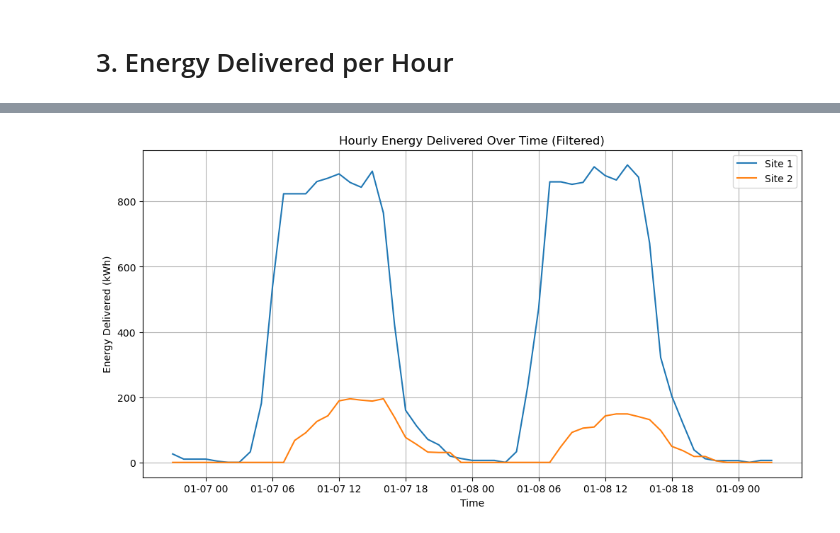
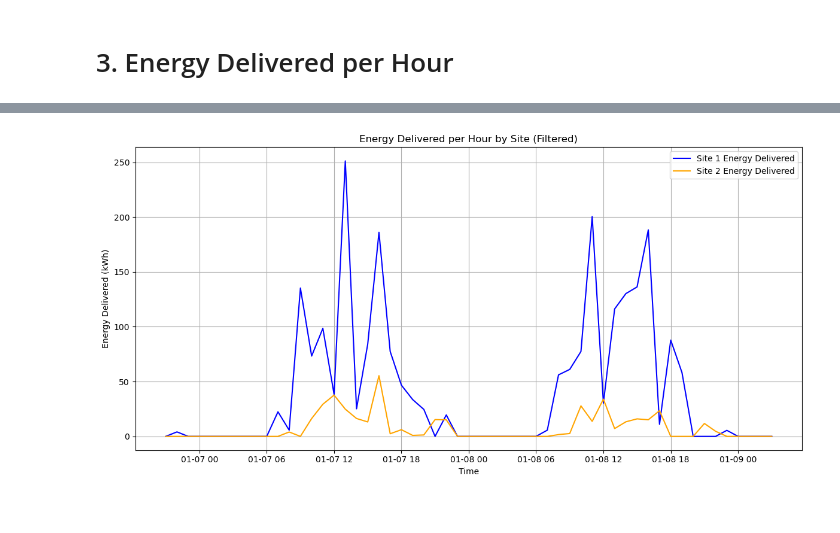
Before and after one commit to JanRkck/AA24, a Jupyter notebook: Task2b.ipynb, the cells around one changed output, grey strips where cells are left out. Saved outputs shown, nothing was run; the diff lists cells and outputs as text; code cells hidden in the pictures.

```diff
--- a/Task2b.ipynb
+++ b/Task2b.ipynb
@@ -219,19 +230,14 @@ plt.show()
 # %%
-# Convert connectionTime and disconnectTime to datetime
-df_ev['connectionTime'] = pd.to_datetime(df_ev['connectionTime'])
-df_ev['disconnectTime'] = pd.to_datetime(df_ev['disconnectTime'])
+df_ev['sessionDuration'] = (df_ev['disconnectTime'] - df_ev['connectionTime']).dt.total_seconds() / 3600
+df_ev['chargingDuration'] = (df_ev['doneChargingTime'] - df_ev['connectionTime']).dt.total_seconds() / 3600
 
-# Calculate session duration in minutes
-df_ev['sessionDuration'] = (df_ev['disconnectTime'] - df_ev['connectionTime']).dt.total_seconds() / 3600
+session_duration_over_time = df_ev.resample('H', on='connectionTime')['chargingDuration'].sum().reset_index()
 
-# Group data by hour and sum session durations
-session_duration_over_time = df_ev.resample('H', on='connectionTime')['sessionDuration'].sum().reset_index()
 
-# Plot session durations over time
 plt.figure(figsize=(12, 6))
 plt.plot(
     session_duration_over_time['connectionTime'],
-    session_duration_over_time['sessionDuration'],
+    session_duration_over_time['chargingDuration'],
     label='Session Duration Over Time',
 )
 plt.title('Session Durations Over Time')
@@ -340,6 +326,0 @@ plt.show()
-# %%
-df_ev['session_duration'] = (df_ev['disconnectTime'] - df_ev['connectionTime']).dt.total_seconds() / 60
-
-average_duration = df_ev['session_duration'].mean()
-
-print(f"Average Duration of Charging Sessions: {average_duration:.2f} minutes")
@@ -715,25 +393,43 @@ plt.show()
 # %%
-# Define the timeframe for filtering
+timezone = pytz.timezone('America/Los_Angeles')
 
+filtered_start_time = datetime(2020, 1, 7, 6, 0).astimezone(timezone)
+filtered_end_time = datetime(2020, 1, 9, 12, 0).astimezone(timezone)
 
+energy_delivered_site1 = df_ev[df_ev['siteID'] == 1].resample('H', on='doneChargingTime')['kWhDelivered'].sum().reset_index()
+energy_delivered_site2 = df_ev[df_ev['siteID'] == 2].resample('H', on='doneChargingTime')['kWhDelivered'].sum().reset_index()
 
-timezone = pytz.timezone('America/Los_Angeles')
-filtered_start_time = datetime(2020, 1, 7, 6, 0).astimezone(timezone)  # Example start time
-filtered_end_time = datetime(2020, 1, 9, 12, 0).astimezone(timezone)  # Example end time
+# Filter by the selected timeframe
+filtered_energy_site1 = energy_delivered_site1[
+    (energy_delivered_site1['doneChargingTime'] >= filtered_start_time) &
+    (energy_delivered_site1['doneChargingTime'] <= filtered_end_time)
+]
+filtered_energy_site2 = energy_delivered_site2[
+    (energy_delivered_site2['doneChargingTime'] >= filtered_start_time) &
+    (energy_delivered_site2['doneChargingTime'] <= filtered_end_time)
+]
 
-# Filter the DataFrame for the selected timeframe
-filtered_df = hourly_df_kwh[(hourly_df_kwh['hour'] >= filtered_start_time) & (hourly_df_kwh['hour'] <= filtered_end_time)]
+# Plot Energy Delivered per Hour with Filtering
+plt.figure(figsize=(12, 6))
+plt.plot(
+    filtered_energy_site1['doneChargingTime'],
+    filtered_energy_site1['kWhDelivered'],
+    label='Site 1 Energy Delivered',
+    color='blue'
+)
+plt.plot(
+    filtered_energy_site2['doneChargingTime'],
+    filtered_energy_site2['kWhDelivered'],
+    label='Site 2 Energy Delivered',
+    color='orange'
+)
 
-# Visualization: Plot energy delivered per hour
-plt.figure(figsize=(12, 6))
-for site in total_spaces.keys():
-    plt.plot(filtered_df['hour'], filtered_df[f'energy_delivered_{site}'], label=f'Site {site}')
-
-plt.title('Hourly Energy Delivered Over Time (Filtered)')
+plt.title('Energy Delivered per Hour by Site (Filtered)')
 plt.xlabel('Time')
 plt.ylabel('Energy Delivered (kWh)')
 plt.legend()
 plt.grid()
+plt.tight_layout()
 plt.show()
 # %% [output]
-[figure, old version]
+[figure, new version]
```
Also changed, not shown: parts of 26 cells of this notebook, 1 other file.
